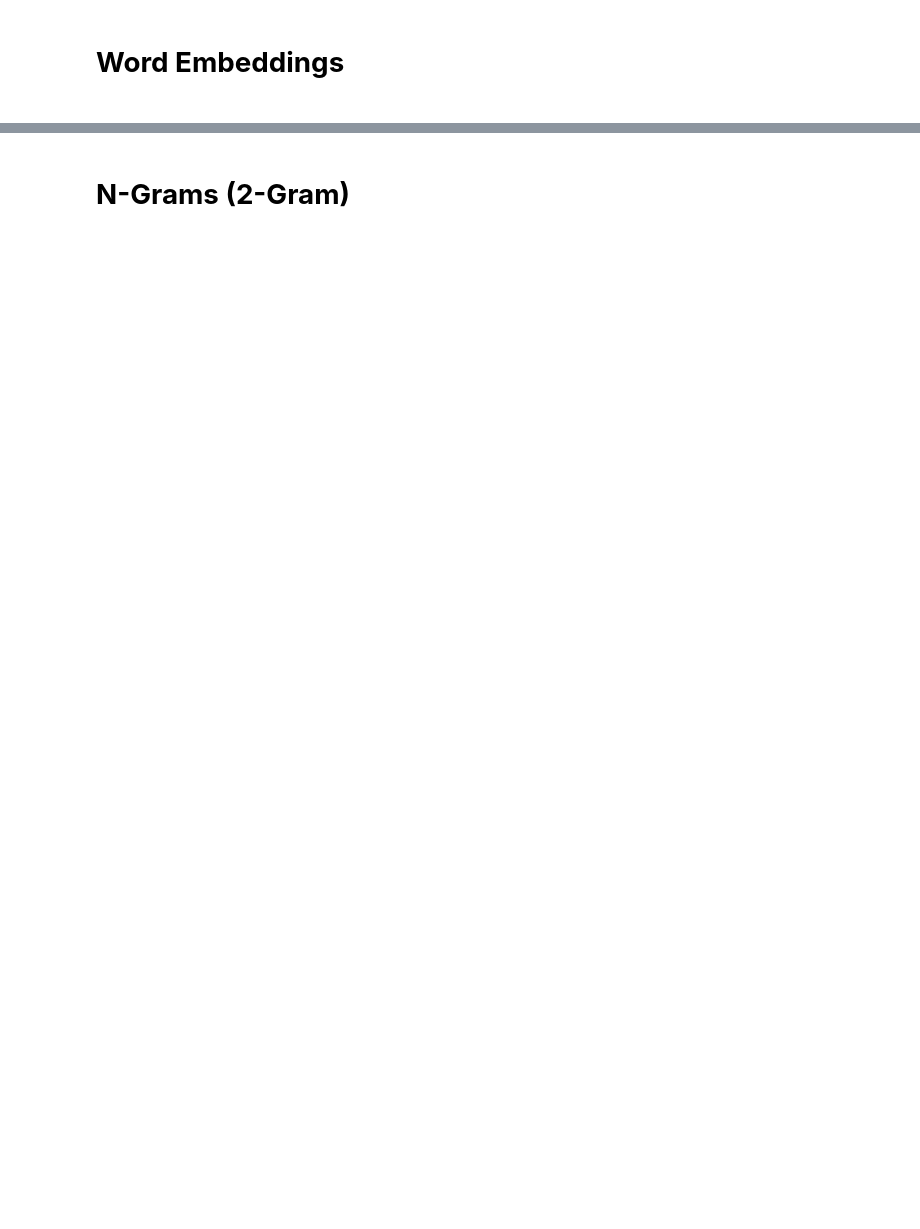
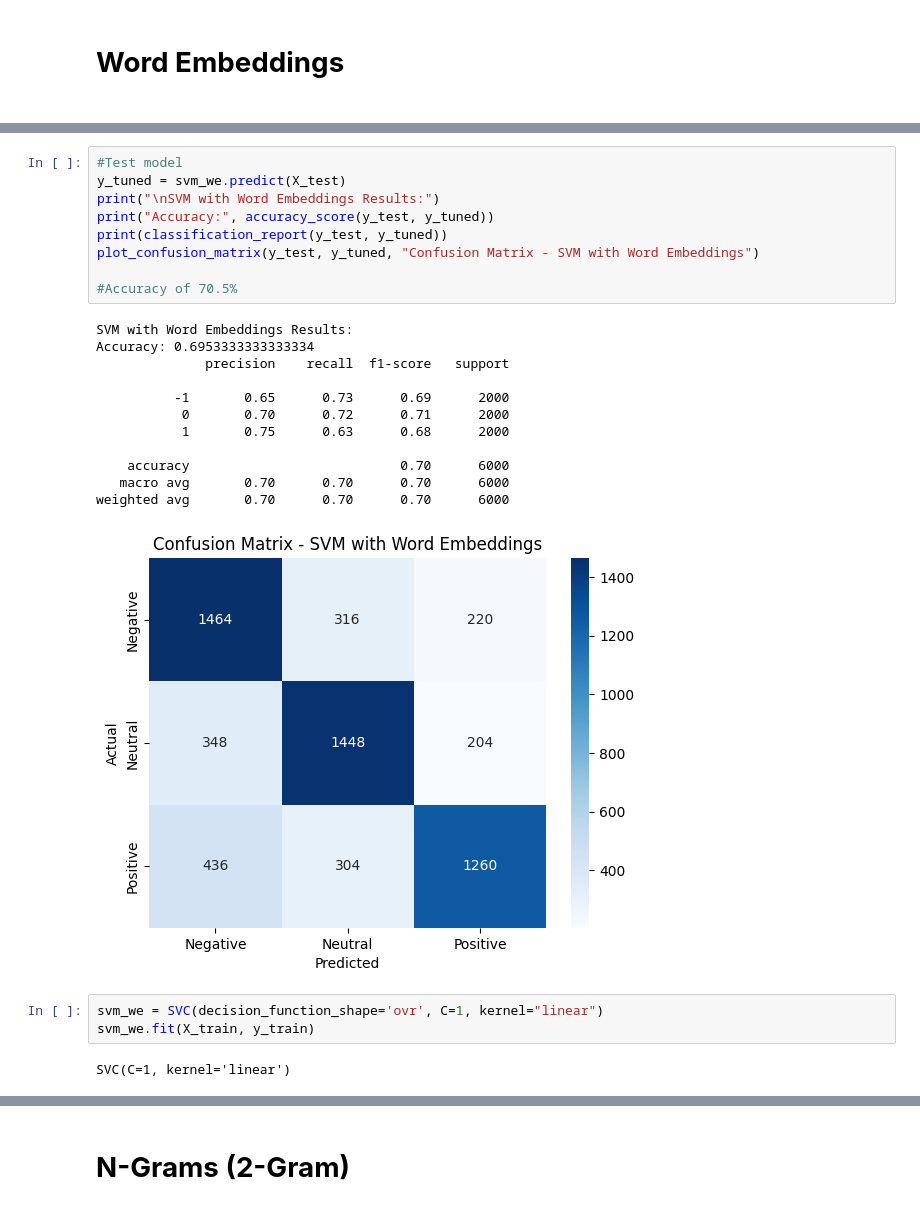
Before and after one commit to dustinjowsey/sentiment-analysis-project, a Jupyter notebook: notebooks/svm_presentation_tests.ipynb, the cells around one changed output, grey strips where cells are left out. Cells and saved outputs as stored; diff of their text form; blank space fills up the shorter version.

```diff
--- a/notebooks/svm_presentation_tests.ipynb
+++ b/notebooks/svm_presentation_tests.ipynb
@@ -134,0 +163,27 @@ svm_we.fit(X_train, y_train)
+# %%
+#Test model
+y_tuned = svm_we.predict(X_test)
+print("\nSVM with Word Embeddings Results:")
+print("Accuracy:", accuracy_score(y_test, y_tuned))
+print(classification_report(y_test, y_tuned))
+plot_confusion_matrix(y_test, y_tuned, "Confusion Matrix - SVM with Word Embeddings")
+
+#Accuracy of 70.5%
+# %% [output]
+SVM with Word Embeddings Results:
+Accuracy: 0.6953333333333334
+              precision    recall  f1-score   support
+
+          -1       0.65      0.73      0.69      2000
+           0       0.70      0.72      0.71      2000
+           1       0.75      0.63      0.68      2000
+
+    accuracy                           0.70      6000
+   macro avg       0.70      0.70      0.70      6000
+weighted avg       0.70      0.70      0.70      6000
+[figure, added]
+# %%
+svm_we = SVC(decision_function_shape='ovr', C=1, kernel="linear")
+svm_we.fit(X_train, y_train)
+# %% [output]
+SVC(C=1, kernel='linear')
```
Also changed, not shown: parts of 19 cells of this notebook.
